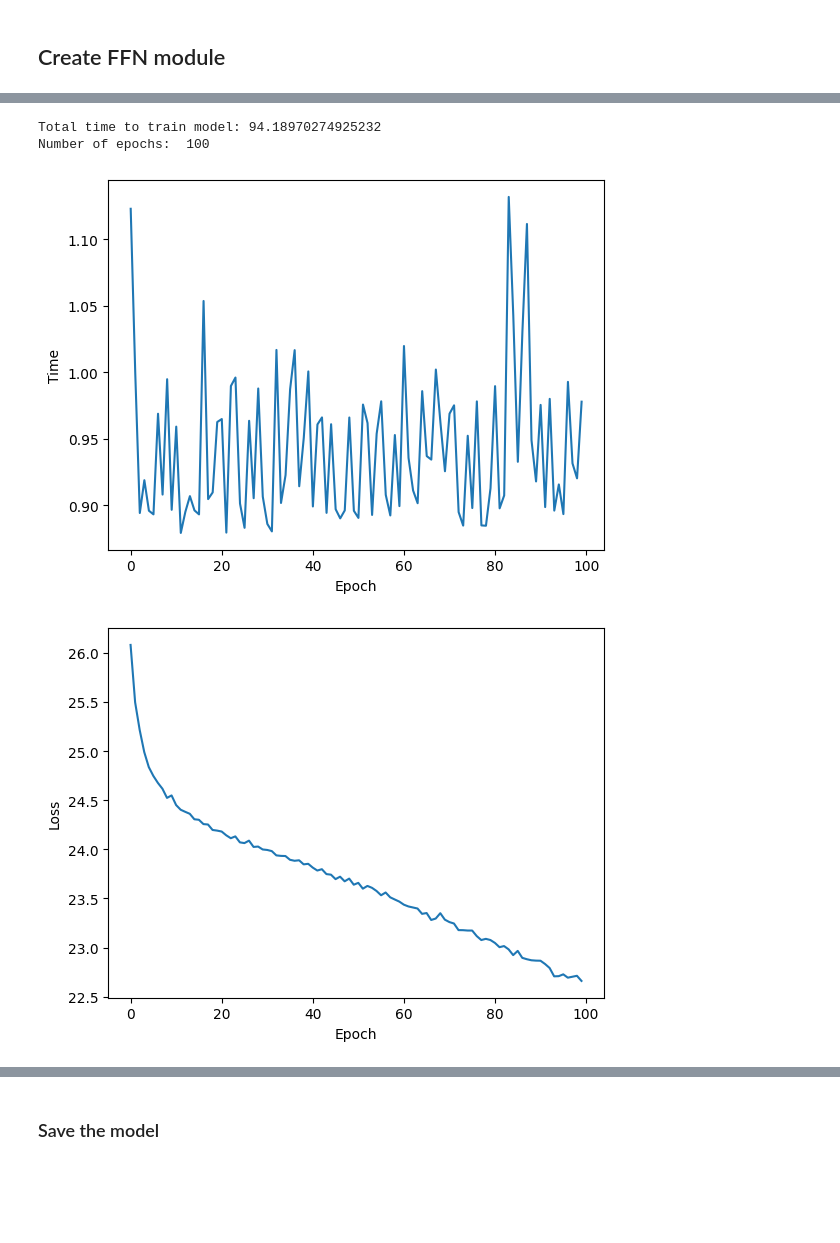
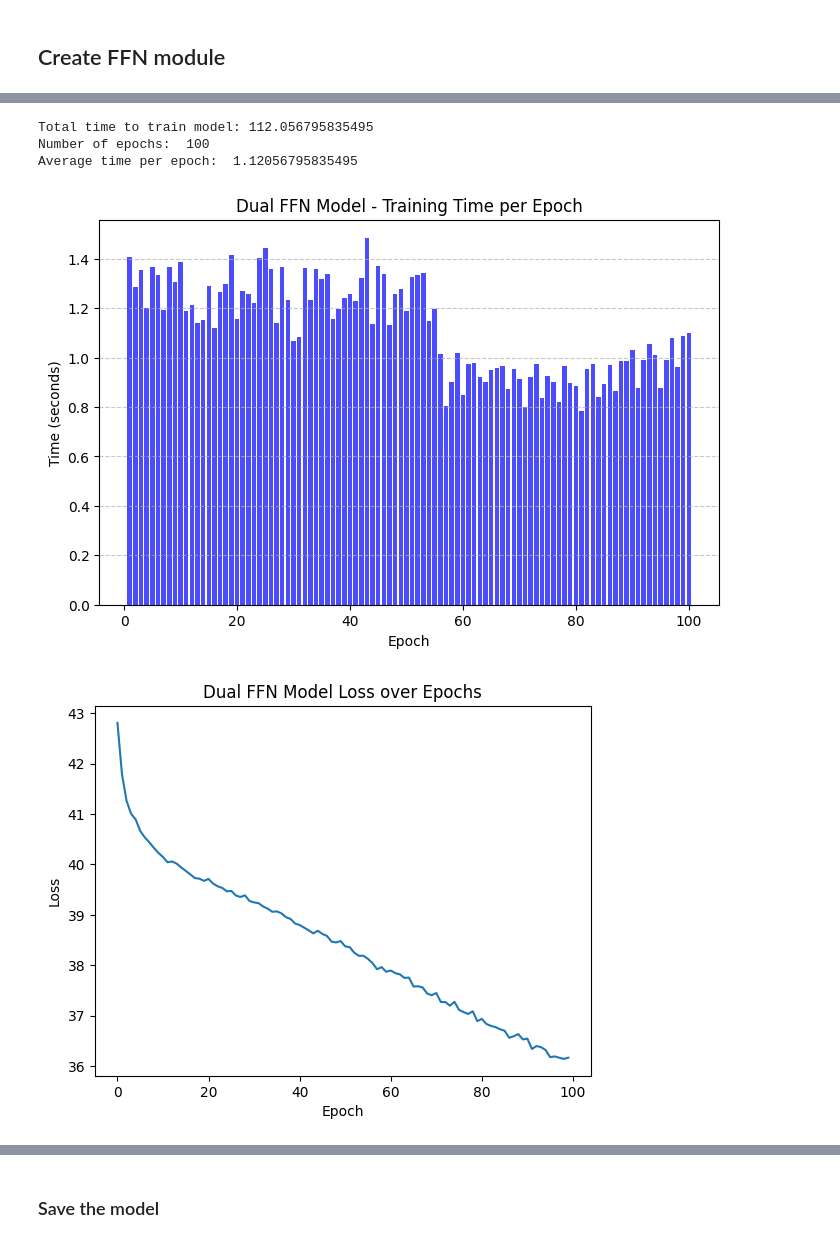
Before and after one commit to alexlee-23/NBA_Game_Predictor, a Jupyter notebook: dual_ffn_temporal.ipynb, the cells around one changed output, grey strips where cells are left out. Drawn from its saved outputs; the diff is of its cells as text; code cells hidden in the pictures; blank space fills up the shorter version.

Commit message:
Notebooks for training models

```diff
--- a/dual_ffn_temporal.ipynb
+++ b/dual_ffn_temporal.ipynb
@@ -54,12 +54,12 @@ from torch.utils.data import random_split
 
 dataset = NBADataset(X_torch, y_torch)
 
-train_size = int(0.9 * len(dataset))
+train_size = int(0.75 * len(dataset))
 test_size = len(dataset) - train_size
 
 train_dataset, test_dataset = random_split(dataset, [train_size, test_size])
 
-batch_size = 2048
+batch_size = 1024
 
 train_loader = DataLoader(train_dataset, batch_size=batch_size, shuffle=True)
 test_loader = DataLoader(test_dataset, batch_size=batch_size)
@@ -229,31 +229,43 @@ Epoch 100, Test Accuracy: 0.609281077182015
 # %%
 import matplotlib.pyplot as plt
 
-print(f"Total time to train model: {sum(time_to_train_per_epoch_list)}")
+def plot_time_loss_train_test_accuracies(train_accuracies, test_accuracies, time_to_train_per_epoch_list, model_name):
 
-print("Number of epochs: ", len(time_to_train_per_epoch_list))
+    print(f"Total time to train model: {sum(time_to_train_per_epoch_list)}")
 
-plt.plot(time_to_train_per_epoch_list)
-plt.xlabel("Epoch")
-plt.ylabel("Time")
-plt.show()
+    print("Number of epochs: ", len(time_to_train_per_epoch_list))
 
-plt.plot(train_losses)
-plt.xlabel("Epoch")
-plt.ylabel("Loss")
-plt.show()
+    print("Average time per epoch: ", sum(time_to_train_per_epoch_list) / len(time_to_train_per_epoch_list))
 
-plt.plot(train_accuracies)
-plt.xlabel("Epoch")
-plt.ylabel("Training Accuracy")
-plt.show()
+    epochs = list(range(1, len(time_to_train_per_epoch_list) + 1))  # Epoch numbers
 
-plt.plot(test_accuracies)
-plt.xlabel("Epoch")
-plt.ylabel("Test Accuracy")
-plt.show()
+    plt.figure(figsize=(8, 5))
+    plt.bar(epochs, time_to_train_per_epoch_list, color='blue', alpha=0.7)
+    plt.xlabel("Epoch")
+    plt.ylabel("Time (seconds)")
+    plt.title(f"{model_name} - Training Time per Epoch")
+    plt.grid(axis='y', linestyle='--', alpha=0.7)
+    plt.show()
+
+    plt.plot(train_losses)
+    plt.xlabel("Epoch")
+    plt.ylabel("Loss")
+    plt.title(model_name + " Loss over Epochs")
+    plt.show()
+
+    plt.plot(train_accuracies, label="Training Accuracy")
+    plt.plot(test_accuracies, label="Test Accuracy")
+    plt.legend()
+    plt.xlabel("Epoch")
+    plt.ylabel("Accuracy")
+    plt.title(model_name + " Accuracy over Epochs")
+    plt.show()
+
+
+plot_time_loss_train_test_accuracies(train_accuracies, test_accuracies, time_to_train_per_epoch_list, "Dual FFN Model")
 # %% [output]
-Total time to train model: 94.18970274925232
+Total time to train model: 112.056795835495
 Number of epochs:  100
+Average time per epoch:  1.12056795835495
-[figure, old version]
+[figure, new version]
-[figure, old version]
+[figure, new version]
```
Also changed, not shown: parts of 5 cells of this notebook, 3 other files.
